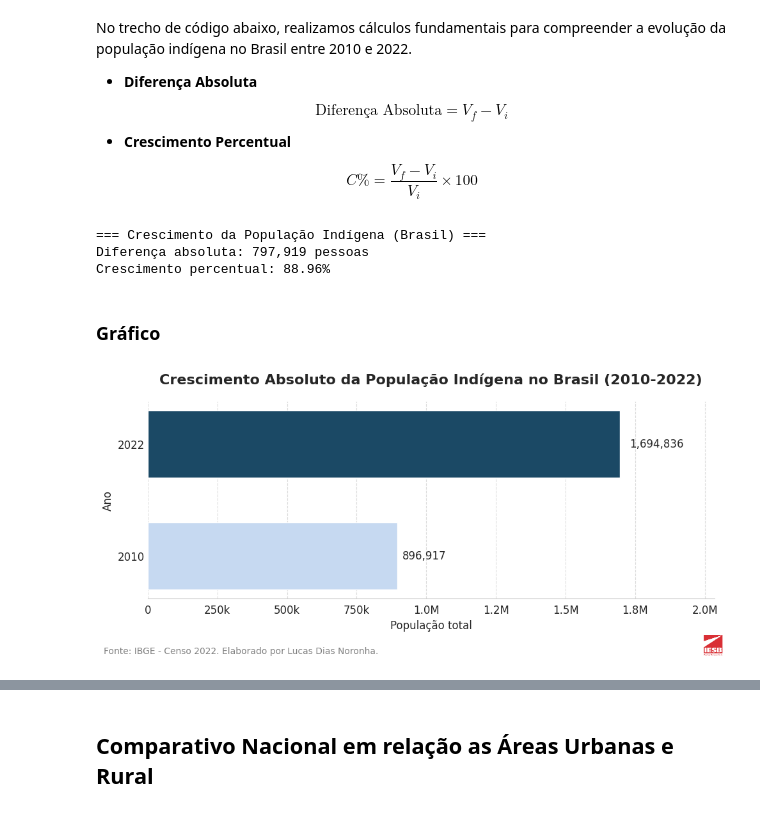
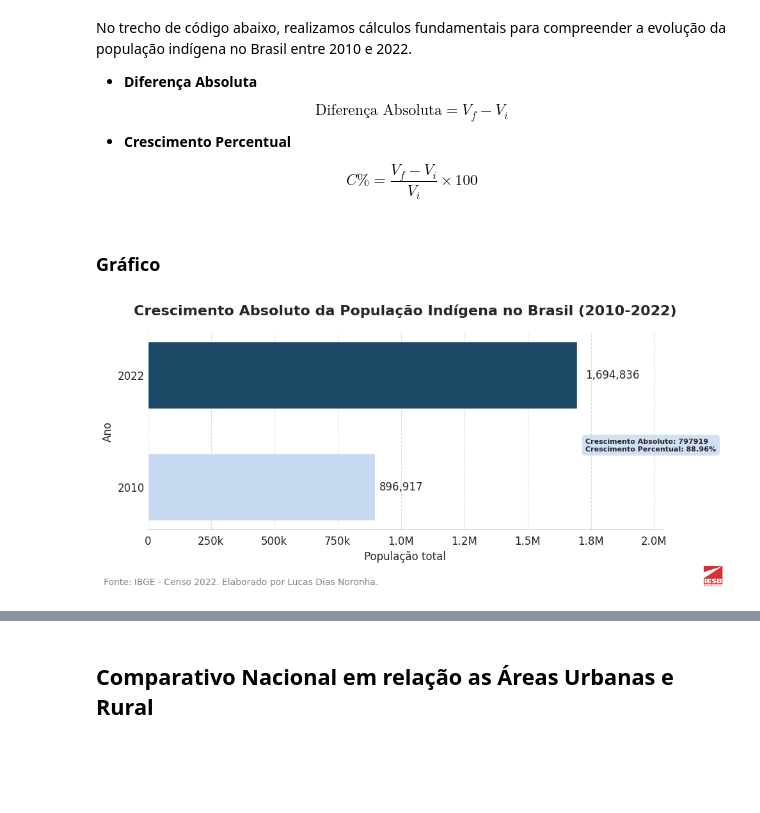
Before and after one commit to LUCASDNORONHA/exploracao-dados-indigenas-2010-2022, a Jupyter notebook: notebooks/02_analysis.ipynb, the cells around one changed output, grey strips where cells are left out. Cells and saved outputs as stored; diff of their text form; code cells hidden in the pictures; blank space fills up the shorter version.

```diff
--- a/notebooks/02_analysis.ipynb
+++ b/notebooks/02_analysis.ipynb
@@ -63,22 +64,3 @@ $$
 $$
 C\% = \frac{V_f - V_i}{V_i} \times 100
 $$
-# %%
-# Diferença absoluta e percentual no total de indígenas por país (2010–2022)
-
-# Cálculo da diferença absoluta
-diferenca = db_pais['Indígenas 2022 Total'] - db_pais['Indígenas 2010 Total']
-
-# Cálculo do crescimento percentual
-crescimento_pct = ((db_pais['Indígenas 2022 Total'] - db_pais['Indígenas 2010 Total'])
-                   / db_pais['Indígenas 2010 Total']) * 100
-
-# Exibição formatada dos resultados
-pais = db_pais['Localidade'].values[0] if 'Brasil' in db_pais['Localidade'].values else "País analisado"
-print(f"=== Crescimento da População Indígena ({pais}) ===")
-print(f"Diferença absoluta: {diferenca.values[0]:,.0f} pessoas")
-print(f"Crescimento percentual: {crescimento_pct.values[0]:.2f}%")
-# %% [output]
-=== Crescimento da População Indígena (Brasil) ===
-Diferença absoluta: 797,919 pessoas
-Crescimento percentual: 88.96%
@@ -87,8 +75,7 @@ Crescimento percentual: 88.96%
 # %%
 # --- Extrair Dados ---
 anos = ['2010', '2022']
-valores = [
-    db_pais['Indígenas 2010 Total'].values[0],
+valores = [db_pais['Indígenas 2010 Total'].values[0],
     db_pais['Indígenas 2022 Total'].values[0]
 ]
 localidade = db_pais['Localidade'].values[0]
@@ -98,31 +85,33 @@ sns.set_style("whitegrid")
 plt.rcParams.update({
     'font.size': 12,
     'font.family': 'DejaVu Sans',
-    'axes.titlesize': 16, # Título principal maior
+    'axes.titlesize': 16,
     'axes.titleweight': 'bold'
 })
 
 # --- Criar gráfico horizontal ---
-fig, ax = plt.subplots(figsize=(10, 5)) # Ajustei o tamanho
+fig, ax = plt.subplots(figsize=(10, 5))
 cores = ['#C6D9F1', '#1B4965']
-bars = ax.barh(anos, valores, color=cores, height=0.6) # Barras mais espessas
+bars = ax.barh(anos, valores, color=cores, height=0.6)
 
 # --- Formatador para Milhões/Milhares ---
 # Formata o eixo X para '1.7M' ou '897k'
 def millions_formatter(x, pos):
     if x >= 1e6:
-        return f'{x/1e6:.1f}M' # Ex: 1.7M
+        return f'{x/1e6:.1f}M'
     elif x >= 1e3:
-        return f'{x/1e3:.0f}k' # Ex: 897k
+        return f'{x/1e3:.0f}k'
     else:
         return f'{x:,.0f}'
 
 formatter = ticker.FuncFormatter(millions_formatter)
+
 ax.xaxis.set_major_formatter(formatter)
 
 # --- Adicionar valores exatos ao final das barras ---
 for bar in bars:
     width = bar.get_width()
+
     # Adicionando o valor formatado com vírgula (ex: 1,693,535)
     ax.text(width * 1.02, # Posição um pouco à direita da barra
             bar.get_y() + bar.get_height()/2, # Centralizado verticalmente na barra
@@ -139,39 +128,59 @@ ax.set_ylabel('Ano')
 # --- Limpeza Visual ---
 # Remover bordas desnecessárias (topo, direita, esquerda)
 sns.despine(top=True, right=True, left=True, bottom=False)
+
 # Manter o grid vertical (X) mas remover o horizontal (Y)
 ax.xaxis.grid(True, linestyle='--', alpha=0.7)
 ax.yaxis.grid(False)
+
 # Remover "ticks" (marquinhas) do eixo Y
 ax.tick_params(axis='y', length=0)
 
 # Garantir espaço para os rótulos de valor no final da barra
 ax.set_xlim(right=max(valores) * 1.20)
 
 # --- Fonte no canto inferior esquerdo ---
 # Usando figtext para posicionamento relativo à figura
 plt.figtext(0.02, 0.01, 'Fonte: IBGE - Censo 2022. Elaborado por Lucas Dias Noronha.',
             ha='left', va='bottom', fontsize=10, color='gray')
 
+# --- Adicionar logo no canto inferior direito ---
 try:
     logo_path = '../assets/IESB_Logo.png'
     logo = plt.imread(logo_path)
     imagebox = OffsetImage(logo, zoom=0.30)
     ab = AnnotationBbox(imagebox, (0.98, 0.02), frameon=False,
                         xycoords='figure fraction', box_alignment=(1,0))
     fig.add_artist(ab)
 except FileNotFoundError:
     print("Arquivo de logo não encontrado. O logo não será adicionado.")
 
+# --- Adicionar caixa de texto com resumo do crescimento ---
+texto_resumo = (
+    f"Crescimento Absoluto: {int(diferenca.iloc[0])}\n"
+    f"Crescimento Percentual: {float(crescimento_pct.iloc[0]):.2f}%"
+)
+
+# Adicionar caixa de texto com resumo no gráfico
+ax.text(0.85, 0.40, texto_resumo,
+            transform=ax.transAxes,
+            fontsize=8,
+            fontweight='bold',
+
+            # Cria uma caixa de fundo para melhor leitura
+            bbox=dict(boxstyle='round,pad=0.5',
+                       facecolor='#C6D9F1',
+                       alpha=0.8,
+                       edgecolor='none'))
 
 # Ajustar layout para evitar sobreposição de títulos e fonte
 plt.tight_layout(rect=[0, 0.05, 1, 0.93]) # Deixa espaço (topo/baixo)
 
 # Salvar a imagem e exibir
 plt.savefig('../reports/figures/grafico_crescimento_populacao_indigena_brasil_2010-2022.png', dpi=300, bbox_inches='tight')
 plt.show()
 # %% [output]
-[figure, old version]
+[figure, new version]
 # %% [markdown]
 ### Análise dos resultados:
 
```
Also changed, not shown: parts of 9 cells of this notebook, 3 other files.
